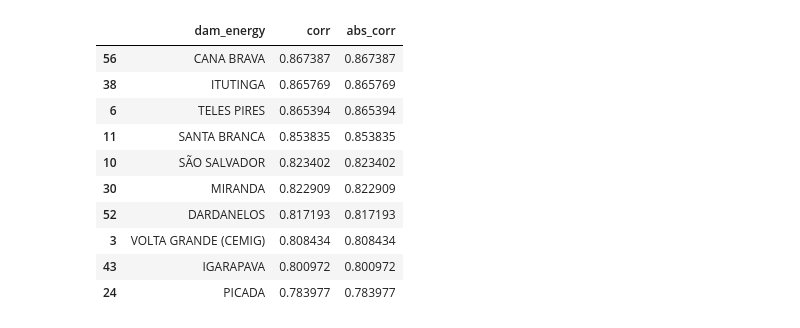
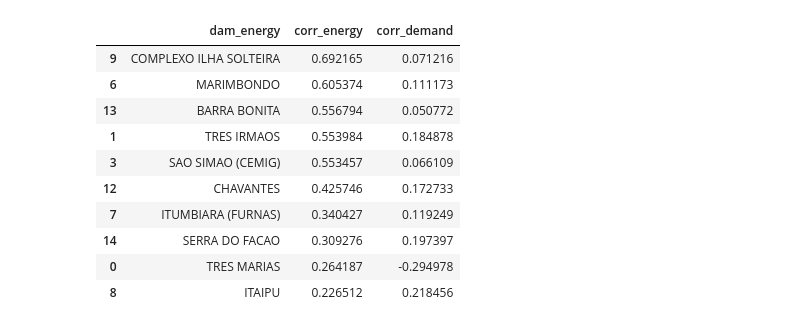
Before and after one commit to cameronthieme/IMAbootcamp2021, a Jupyter notebook: Data Exploration/Data Exploration/Dams Comparison.ipynb, the cells around one changed output. Cells and saved outputs as stored; diff of their text form; code cells hidden in the pictures.

```diff
--- a/Data Exploration/Data Exploration/Dams Comparison.ipynb
+++ b/Data Exploration/Data Exploration/Dams Comparison.ipynb
@@ -85,0 +87,7 @@ Name_matching=Name_matching[((Name_matching.score>=90) &\
+# %%
+Names_dict['S.DO FACAO']='SERRA DO FACAO'
+Names_dict['I. SOLTEIRA']='COMPLEXO ILHA SOLTEIRA'
+Names_dict['M MORAES']='SEN. JOSE ERMIRIO DE MORALS'
+Names_dict['B. BONITA']='BARRA BONITA'
+Name_matching=pd.DataFrame({'dam_flow':Names_dict.keys(), 'dam_energy':[Names_dict[k] for k in Names_dict.keys()]})
+Name_matching
@@ -112,3 +189,6 @@ All_DF_monthly
+# %%
+All_DF['log_flow']=np.log(All_DF.influent_flow)
+All_DF_monthly['log_flow']=np.log(All_DF_monthly.influent_flow)
 # %%
 import random
 from plotnine import *
@@ -136,11 +216,11 @@ Corr_DF.sort_values('corr_demand', ascending=False).head(10)
 # %%
-dam=' BARRA BONITA'
-DF2=All_DF_monthly[All_DF_monthly.dam_energy==dam]
+# dam='BATALHA'
+# DF2=All_DF_monthly[All_DF_monthly.dam_energy==dam]
 
-G1=ggplot(DF2,aes(x='month',y='energy_generated',color='factor(year)'))+geom_line()+ggtitle(dam)
-G2=ggplot(DF2,aes(x='month',y='influent_flow',color='factor(year)'))+geom_line()
-G3=ggplot(DF2,aes(x='month',y='maximum_demand',color='factor(year)'))+geom_line()
+# G1=ggplot(DF2,aes(x='month',y='energy_generated',color='factor(year)'))+geom_line()+ggtitle(dam)
+# G2=ggplot(DF2,aes(x='month',y='influent_flow',color='factor(year)'))+geom_line()
+# G3=ggplot(DF2,aes(x='month',y='maximum_demand',color='factor(year)'))+geom_line()
 
-G1.draw()
-G2.draw()
-G3.draw()
+# G1.draw()
+# G2.draw()
+# G3.draw()
@@ -152,21 +227,21 @@ G3.draw()
 # %%
-Corr_DF_daily=pd.DataFrame({'dam_energy':All_DF.dam_energy.unique(),'corr':0})
-for ind in Corr_DF_daily.index:
+Corr_DF_daily=pd.DataFrame({'dam_energy':All_DF.dam_energy.unique(),'corr_energy':0,'corr_demand':0})
+for ind in Corr_DF.index:
     dam=Corr_DF.loc[ind,'dam_energy']
     DF=All_DF[All_DF.dam_energy==dam]
-    Corr_DF_daily.loc[ind,'corr']=np.corrcoef(DF.energy_generated, DF.influent_flow)[0,1]
-Corr_DF_daily['abs_corr']=np.abs(Corr_DF_daily['corr'])
+    Corr_DF_daily.loc[ind,'corr_energy']=np.corrcoef(DF.energy_generated, DF.influent_flow)[0,1]
+    Corr_DF_daily.loc[ind,'corr_demand']=np.corrcoef(DF.energy_generated, DF.maximum_demand)[0,1]
 # %%
-Corr_DF_daily.sort_values('abs_corr',ascending=False).head(10)
+Corr_DF_daily.sort_values('corr_energy',ascending=False).head(10)
 # %% [output]
-|  | dam_energy | corr | abs_corr |
-| 56 | CANA BRAVA | 0.867387 | 0.867387 |
-| 38 | ITUTINGA | 0.865769 | 0.865769 |
-| 6 | TELES PIRES | 0.865394 | 0.865394 |
-| 11 | SANTA BRANCA | 0.853835 | 0.853835 |
-| 10 | SÃO SALVADOR | 0.823402 | 0.823402 |
-| 30 | MIRANDA | 0.822909 | 0.822909 |
-| 52 | DARDANELOS | 0.817193 | 0.817193 |
-| 3 | VOLTA GRANDE (CEMIG) | 0.808434 | 0.808434 |
-| 43 | IGARAPAVA | 0.800972 | 0.800972 |
-| 24 | PICADA | 0.783977 | 0.783977 |
+|  | dam_energy | corr_energy | corr_demand |
+| 9 | COMPLEXO ILHA SOLTEIRA | 0.692165 | 0.071216 |
+| 6 | MARIMBONDO | 0.605374 | 0.111173 |
+| 13 | BARRA BONITA | 0.556794 | 0.050772 |
+| 1 | TRES IRMAOS | 0.553984 | 0.184878 |
+| 3 | SAO SIMAO (CEMIG) | 0.553457 | 0.066109 |
+| 12 | CHAVANTES | 0.425746 | 0.172733 |
+| 7 | ITUMBIARA (FURNAS) | 0.340427 | 0.119249 |
+| 14 | SERRA DO FACAO | 0.309276 | 0.197397 |
+| 0 | TRES MARIAS | 0.264187 | -0.294978 |
+| 8 | ITAIPU | 0.226512 | 0.218456 |
```
Also changed, not shown: parts of 46 cells of this notebook, 1 other file.
